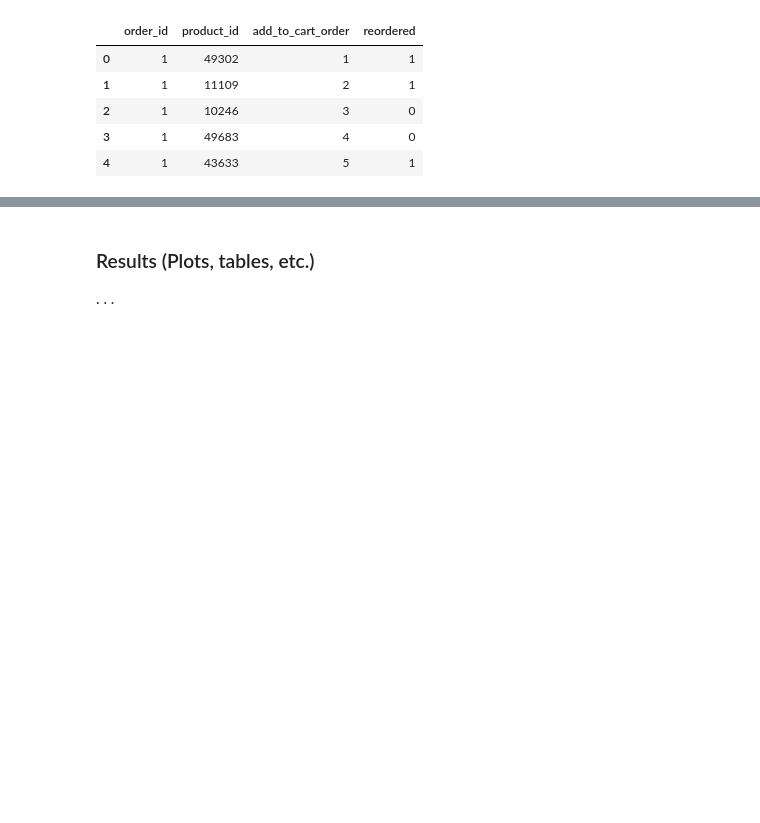
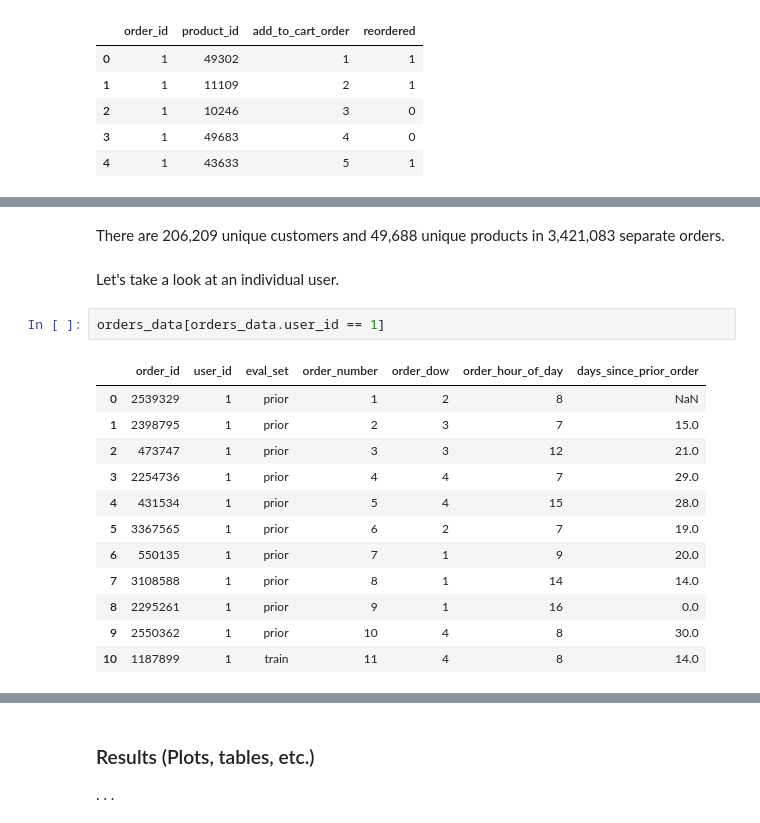
Before and after one commit to juemura/cs241, a Jupyter notebook: ianPortion.ipynb, the cells around one changed output, grey strips where cells are left out. Saved outputs shown, nothing was run; the diff lists cells and outputs as text; blank space fills up the shorter version.

```diff
--- a/ianPortion.ipynb
+++ b/ianPortion.ipynb
@@ -164,0 +159,19 @@ The longest that a customer has gone without buying product
+# %% [markdown]
+There are 206,209 unique customers and 49,688 unique products in 3,421,083 separate orders.
+# %% [markdown]
+Let's take a look at an individual user.
+# %%
+orders_data[orders_data.user_id == 1]
+# %% [output]
+|  | order_id | user_id | eval_set | order_number | order_dow | order_hour_of_day | days_since_prior_order |
+| 0 | 2539329 | 1 | prior | 1 | 2 | 8 | NaN |
+| 1 | 2398795 | 1 | prior | 2 | 3 | 7 | 15.0 |
+| 2 | 473747 | 1 | prior | 3 | 3 | 12 | 21.0 |
+| 3 | 2254736 | 1 | prior | 4 | 4 | 7 | 29.0 |
+| 4 | 431534 | 1 | prior | 5 | 4 | 15 | 28.0 |
+| 5 | 3367565 | 1 | prior | 6 | 2 | 7 | 19.0 |
+| 6 | 550135 | 1 | prior | 7 | 1 | 9 | 20.0 |
+| 7 | 3108588 | 1 | prior | 8 | 1 | 14 | 14.0 |
+| 8 | 2295261 | 1 | prior | 9 | 1 | 16 | 0.0 |
+| 9 | 2550362 | 1 | prior | 10 | 4 | 8 | 30.0 |
+| 10 | 1187899 | 1 | train | 11 | 4 | 8 | 14.0 |
```
Also changed, not shown: parts of 48 cells of this notebook.
